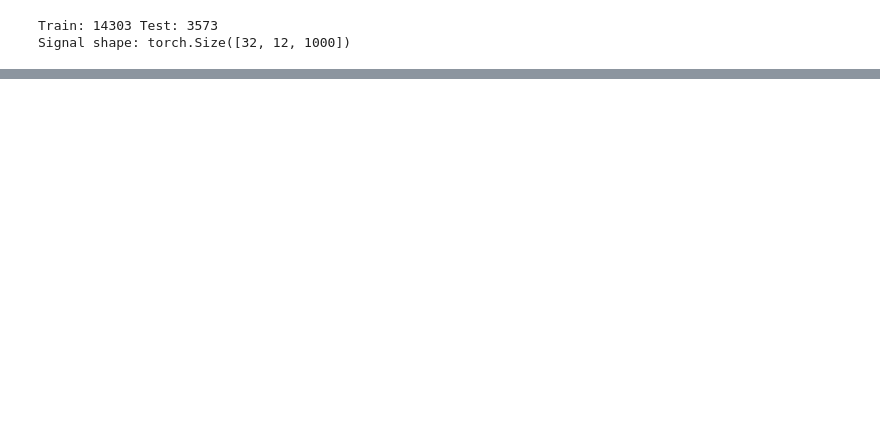
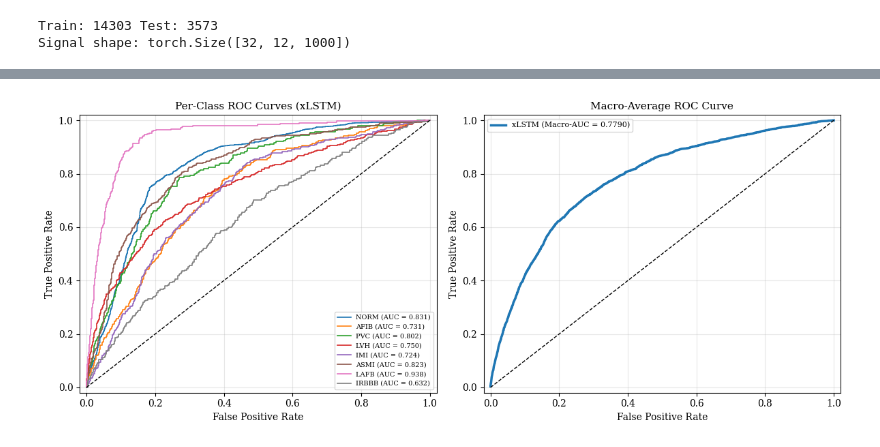
Before and after one commit to Shreeshtee12/Hybrid-CNN-Transformer-ECG, a Jupyter notebook: notebooks/individual_notebooks/xLSTM.ipynb, the cells around one changed output, grey strips where cells are left out. Cells and saved outputs as stored; diff of their text form; code cells hidden in the pictures; blank space fills up the shorter version.

```diff
--- a/notebooks/individual_notebooks/xLSTM.ipynb
+++ b/notebooks/individual_notebooks/xLSTM.ipynb
@@ -316,0 +273,17 @@ Macro ROC-AUC: 0.9571201571034483
+# %%
+# COLLECT xLSTM PREDICTIONS
+model.eval()
+y_true_xlstm = []
+y_pred_xlstm = []
+
+with torch.no_grad():
+    for signals, labels in tqdm(test_loader, desc='Evaluating xLSTM'):
+        signals = signals.to(device)
+        outputs = model(signals)
+        y_pred_xlstm.append(torch.sigmoid(outputs).cpu().numpy())
+        y_true_xlstm.append(labels.numpy())
+
+y_true_xlstm = np.vstack(y_true_xlstm)
+y_pred_xlstm = np.vstack(y_pred_xlstm)
+
+print(f"Collected {len(y_true_xlstm)} test samples")
@@ -335,6 +310,79 @@ def compute_macro_roc(y_true, y_pred):
     macro_auc = auc(all_fpr, mean_tpr)
 
     return all_fpr, mean_tpr, macro_auc
+# %%
+import numpy as np
+import matplotlib.pyplot as plt
+from sklearn.metrics import roc_curve, auc
+
+# Convert to numpy (safe)
+y_true = np.array(y_true_xlstm)
+y_pred = np.array(y_pred_xlstm)
+
+# Create side-by-side plots
+fig, axes = plt.subplots(1, 2, figsize=(12, 5))
+
+# LEFT: Per-class ROC
+fpr_dict = {}
+tpr_dict = {}
+
+for i, label in enumerate(target_labels):
+    if len(np.unique(y_true[:, i])) < 2:
+        print(f"Skipping {label} (only one class present)")
+        continue
+
+    fpr, tpr, _ = roc_curve(y_true[:, i], y_pred[:, i])
+    roc_auc = auc(fpr, tpr)
+
+    fpr_dict[i] = fpr
+    tpr_dict[i] = tpr
+
+    axes[0].plot(fpr, tpr, lw=1.2, label=f'{label} (AUC = {roc_auc:.3f})')
+
+# Baseline
+axes[0].plot([0, 1], [0, 1], 'k--', lw=1)
+
+axes[0].set_xlim([-0.02, 1.02])
+axes[0].set_ylim([-0.02, 1.02])
+axes[0].set_title('Per-Class ROC Curves (xLSTM)', fontsize=11)
+axes[0].set_xlabel('False Positive Rate')
+axes[0].set_ylabel('True Positive Rate')
+axes[0].legend(fontsize=7)
+axes[0].grid(alpha=0.3)
+
+# RIGHT: Macro-average ROC
+all_fpr = np.unique(np.concatenate([fpr_dict[i] for i in fpr_dict]))
+
+mean_tpr = np.zeros_like(all_fpr)
+
+for i in fpr_dict:
+    mean_tpr += np.interp(all_fpr, fpr_dict[i], tpr_dict[i])
+
+mean_tpr /= len(fpr_dict)
+
+macro_auc = auc(all_fpr, mean_tpr)
+
+axes[1].plot(all_fpr, mean_tpr,
+             lw=2.5,
+             label=f'xLSTM (Macro-AUC = {macro_auc:.4f})')
+
+# Baseline
+axes[1].plot([0, 1], [0, 1], 'k--', lw=1)
+
+axes[1].set_xlim([-0.02, 1.02])
+axes[1].set_ylim([-0.02, 1.02])
+axes[1].set_title('Macro-Average ROC Curve', fontsize=11)
+axes[1].set_xlabel('False Positive Rate')
+axes[1].set_ylabel('True Positive Rate')
+axes[1].legend(fontsize=8)
+axes[1].grid(alpha=0.3)
+
+# SAVE + SHOW
+plt.tight_layout()
+plt.savefig('xlstm_roc_model.png', dpi=300, bbox_inches='tight')
+plt.show()
+# %% [output]
+[figure, added]
 # %%
 # Plot macro-average ROC
 fpr, tpr, macro_auc = compute_macro_roc(y_true, y_pred)
```
Also changed, not shown: parts of 6 cells of this notebook.
